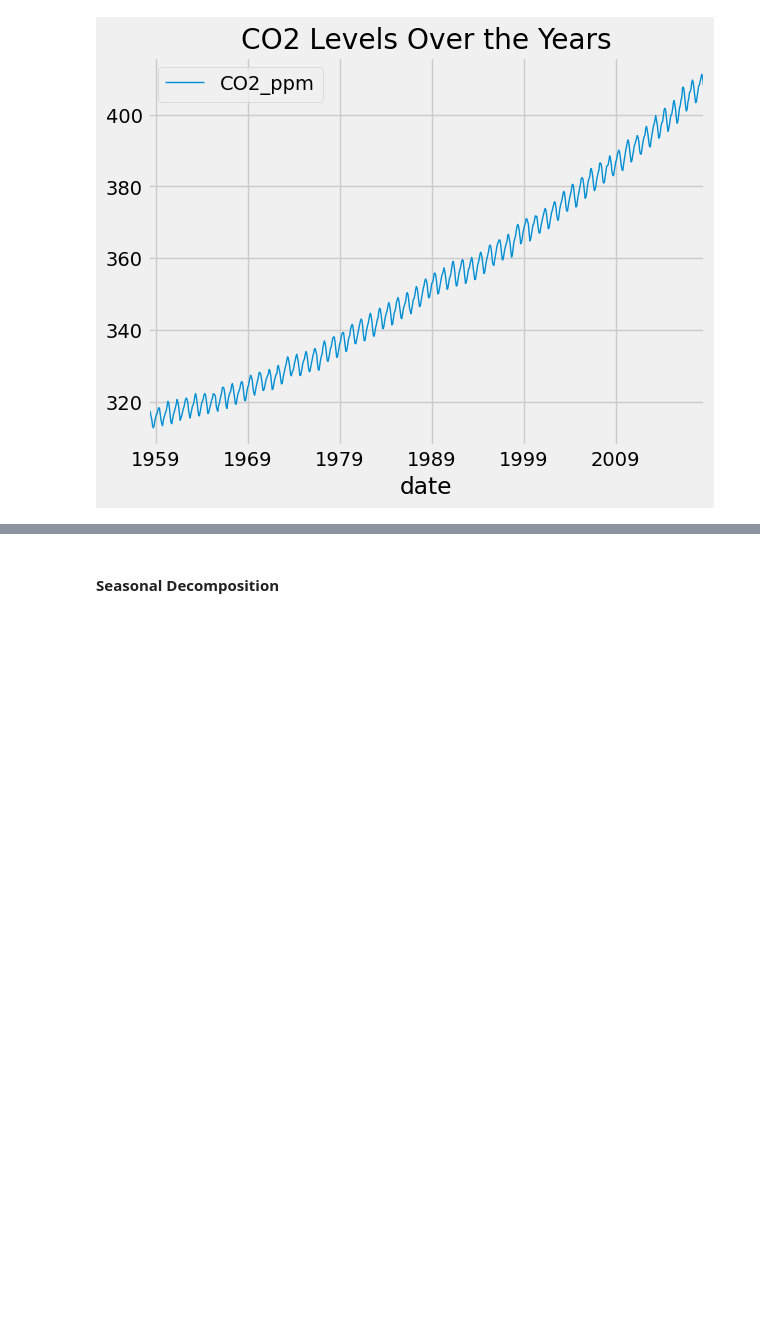
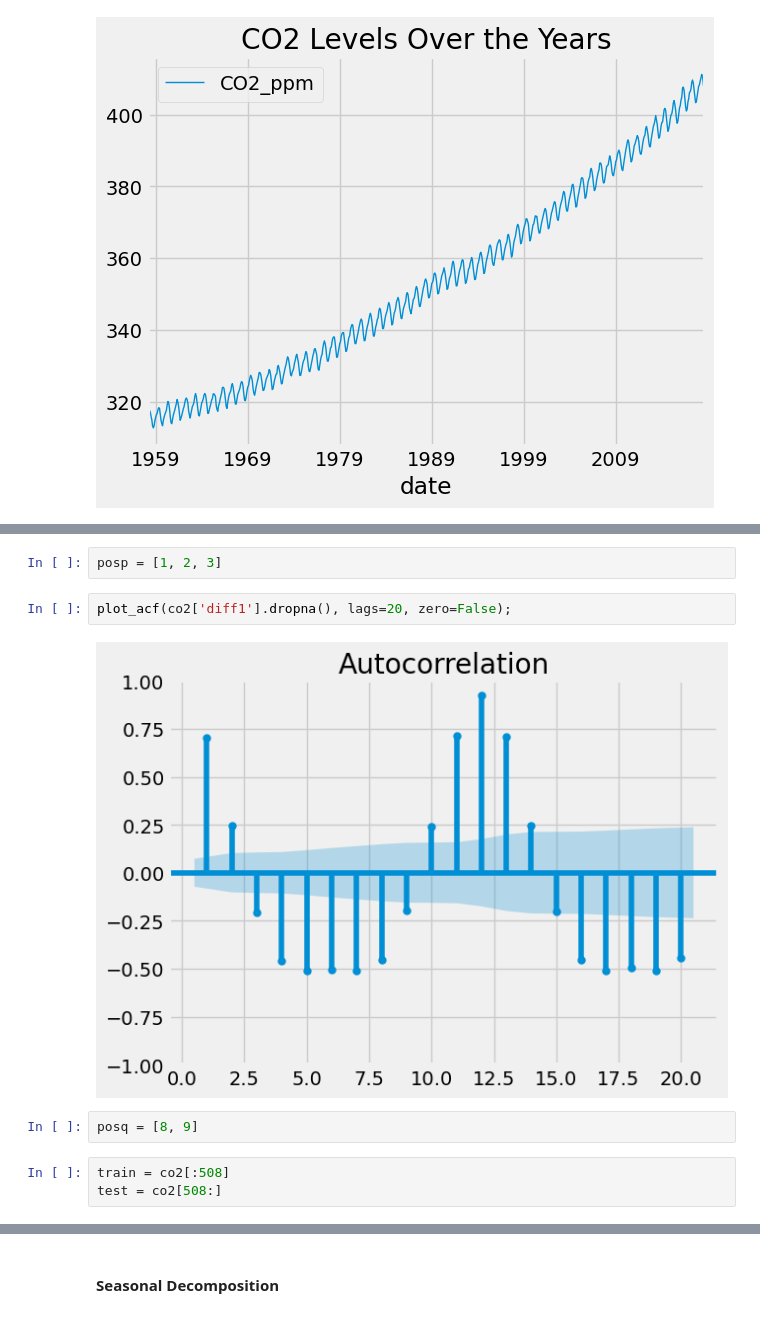
Before and after one commit to debhere/Experiments, a Jupyter notebook: CO2 Levels/co2_levels_V0.1.ipynb, the cells around one changed output, grey strips where cells are left out. Cells and saved outputs as stored; diff of their text form; blank space fills up the shorter version.

```diff
--- a/CO2 Levels/co2_levels_V0.1.ipynb
+++ b/CO2 Levels/co2_levels_V0.1.ipynb
@@ -44,0 +120,11 @@ plt.show()
+# %%
+posp = [1, 2, 3]
+# %%
+plot_acf(co2['diff1'].dropna(), lags=20, zero=False);
+# %% [output]
+[figure, added]
+# %%
+posq = [8, 9]
+# %%
+train = co2[:508]
+test = co2[508:]
```
Also changed, not shown: parts of 14 cells of this notebook.
